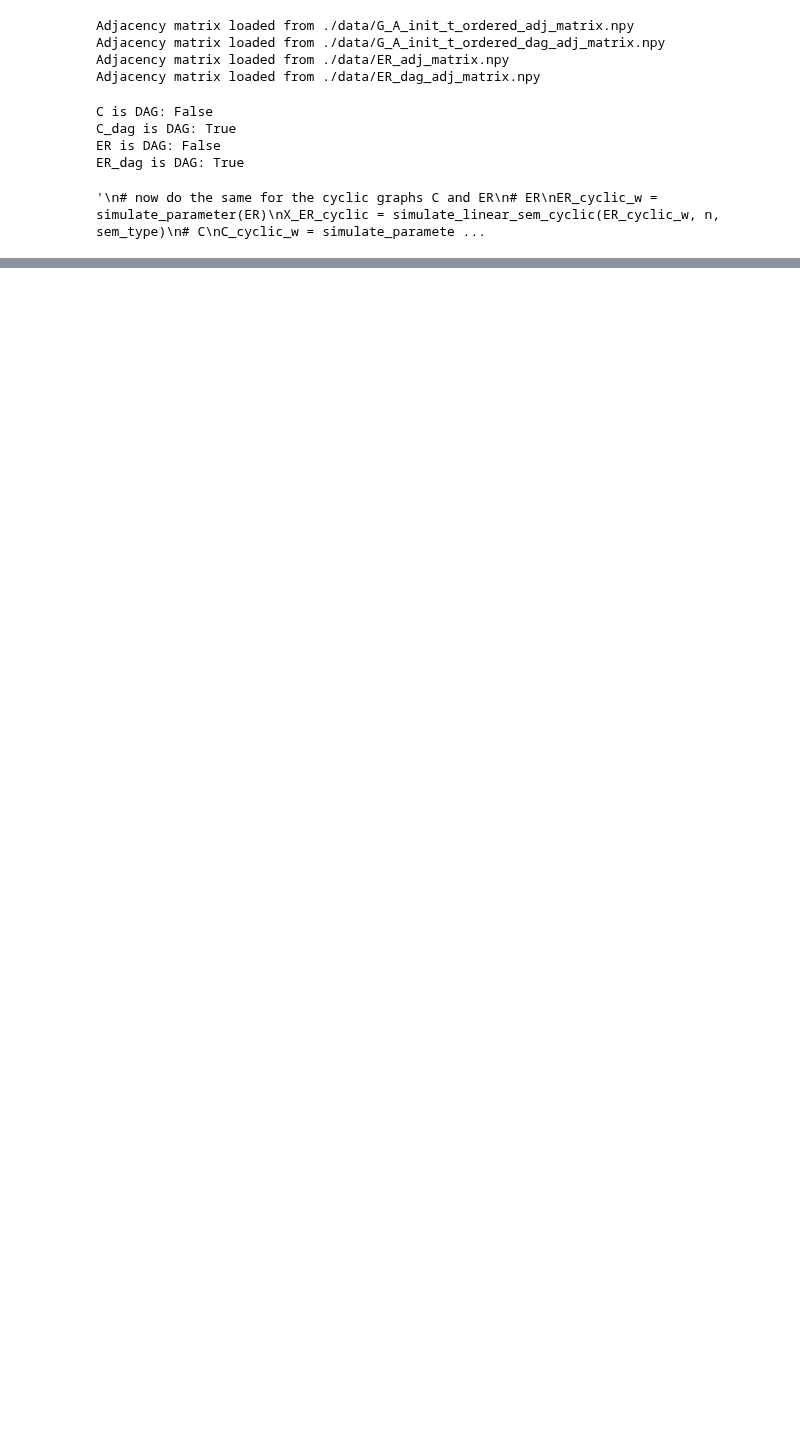
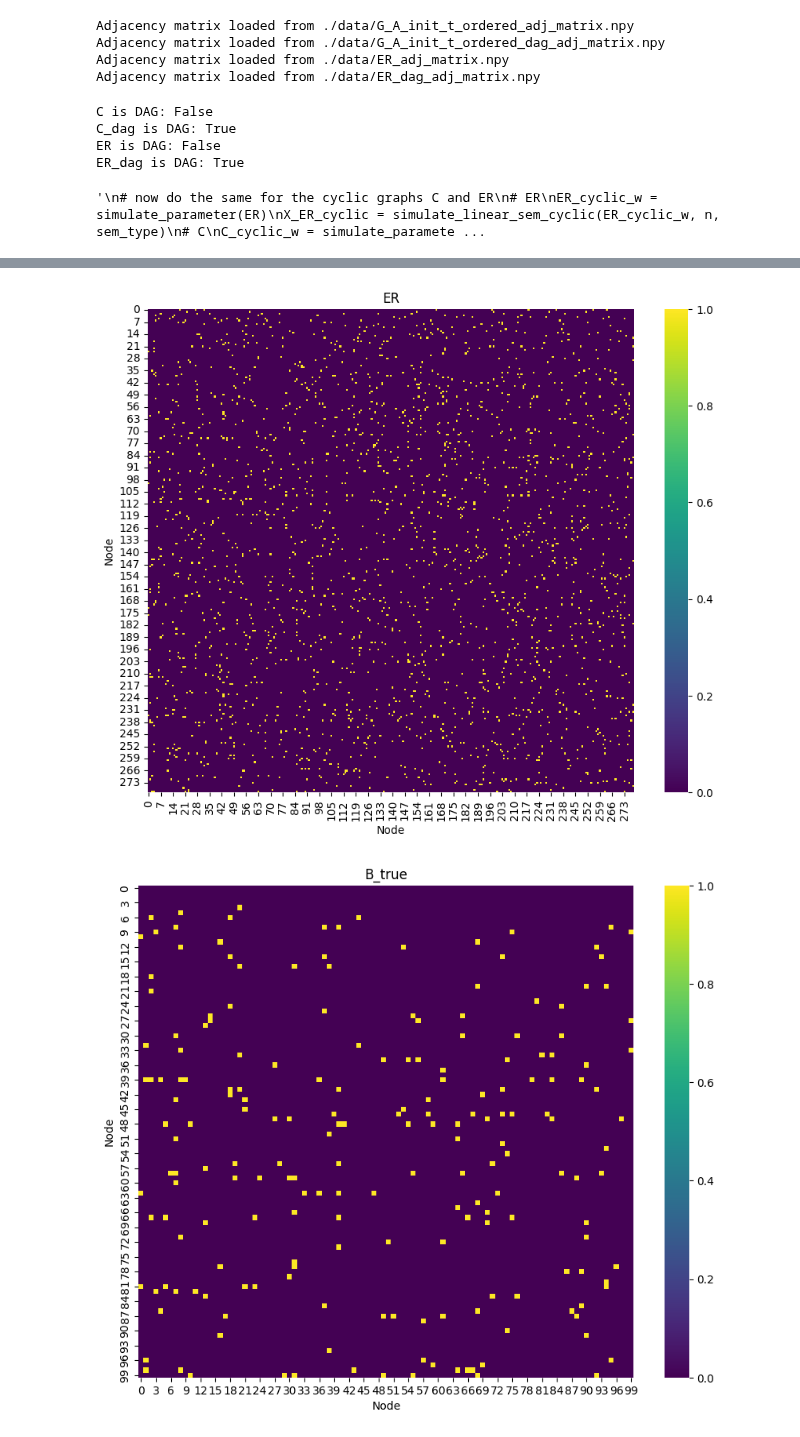
Before and after one commit to liukidar/pcx, a Jupyter notebook: examples/8_causal_connectome.ipynb, the cells around one changed output, grey strips where cells are left out. Drawn from its saved outputs; the diff is of its cells as text; code cells hidden in the pictures; blank space fills up the shorter version.

Commit message:
study and scale notears benchmark

```diff
--- a/examples/8_causal_connectome.ipynb
+++ b/examples/8_causal_connectome.ipynb
@@ -80,13 +81,18 @@ true_dag, X = dataset.B, dataset.X
 
 # for debugging notears
 # create simple data using simulate_dag method from causal_helpers with expected number of edges (s0) and number of nodes (d)
-B_true = simulate_dag(d=50, s0=100, graph_type='ER')
+B_true = simulate_dag(d=100, s0=199, graph_type='ER') # we use p≈0.040226 for the connectome-based ER_dag graph. This means that the expected number of edges is 0.040226 * d * (d-1) / 2
+# examples: d=50 -> s0=49 (works), d=100 -> s0=199, d=200 -> s0=800
 W_true = simulate_parameter(B_true)
 
 # NOTE: you may not write positional arguments after keyword arguments.
 # That is, the values that you are passing positionally have to come first!
 
 # create a dataset using the simulated data
+# NOTE: NOTEARS paper uses n=1000 for graph with d=20.
+# NOTE: d... number of nodes, p=d^2... number of parameters, n... number of samples. Then: comparing p1=d1^2 vs p2=d2^2 we have that: n1/p1 must be equal to n2/p2
+# Thus we have n2 = n1 * p2 / p1. For the case of d2=100 we have that n2 = (n1*p2)/p1 = 1000*(100^2)/(20^2) = 25000
+# we should expect to use that many samples actually to be able to learn the graph in a comparable way.
 dataset = IIDSimulation(W=W_true, n=1000, method='linear', sem_type='gauss')
 true_dag, X = dataset.B, dataset.X
 # %% [output]
@@ -95,3 +101,11 @@ true_dag, X = dataset.B, dataset.X
+# %%
+# plot the adjacency matrix of ER and B_true using plot_adjacency_matrix
+plot_adjacency_matrix(ER, 'ER')
+print()
+plot_adjacency_matrix(B_true, 'B_true')
+# %% [output]
+[figure, added]
+[figure, added]
 # %%
 # notears learn
 nt = Notears()
```
Also changed, not shown: parts of 4 cells of this notebook, 2 other files.
